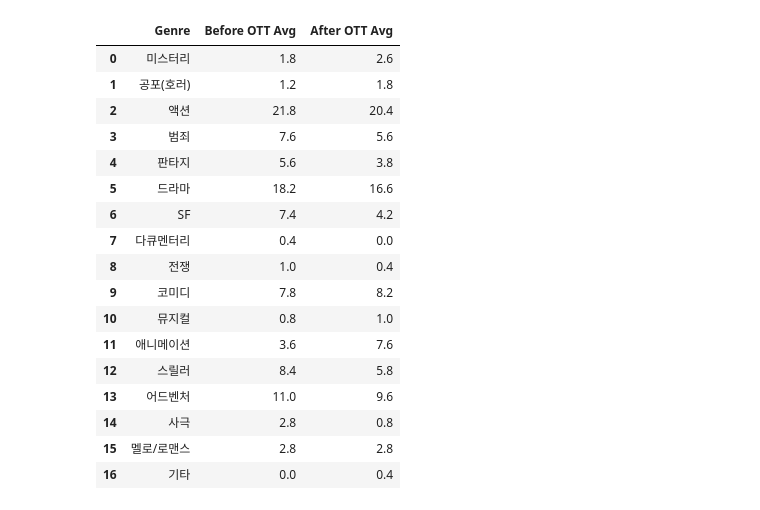
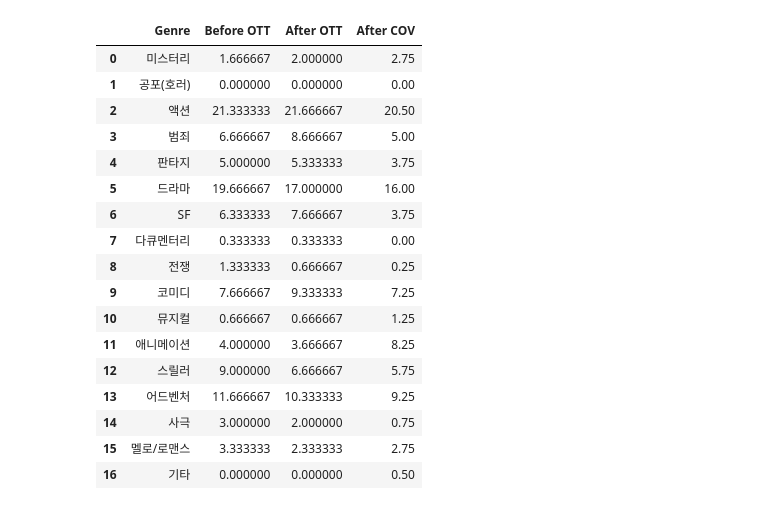
Before and after one commit to addinedu-ros-8th/eda-repo-1, a Jupyter notebook: src/ott_bef_aft_genre_analysis.ipynb, the cells around one changed output. Saved outputs shown, nothing was run; the diff lists cells and outputs as text; code cells hidden in the pictures.

Commit message:
before after comparison for each open genre number, sale of genre and audience of genre

```diff
--- a/src/ott_bef_aft_genre_analysis.ipynb
+++ b/src/ott_bef_aft_genre_analysis.ipynb
@@ -366,15 +112,0 @@ See the caveats in the documentation: https://pandas.pydata.org/pandas-docs/stab
-# %%
-numOfGenreAftOTT = []
-
-aftOTT["Genre"] = aftOTT["Genre"].apply(ast.literal_eval)
-all_genres = aftOTT["Genre"].explode()
-
-
-for genre in genres:
-    count = all_genres[all_genres == genre].count()
-    count = count/5
-    numOfGenreAftOTT.append(count)
-
-data = {"Genre" : genres, "Number" : numOfGenreAftOTT}
-num_of_genre_aft_ott = pd.DataFrame(data)
-num_of_genre_aft_ott
@@ -404,0 +113,5 @@ See the caveats in the documentation: https://pandas.pydata.org/pandas-docs/stab
+# %%
+genre_counts = {genre: befOTT["Genre"].str.contains(genre).sum() for genre in genres}
+num_of_genre_bef_ott = pd.DataFrame(list(genre_counts.items()), columns=["Genre", "Number"])
+num_of_genre_bef_ott["Number"] = num_of_genre_bef_ott["Number"] / 3
+num_of_genre_bef_ott
@@ -404,0 +137,5 @@ See the caveats in the documentation: https://pandas.pydata.org/pandas-docs/stab
+# %%
+genre_counts = {genre: aftOTT["Genre"].str.contains(genre).sum() for genre in genres}
+num_of_genre_aft_ott = pd.DataFrame(list(genre_counts.items()), columns=["Genre", "Number"])
+num_of_genre_aft_ott["Number"] = num_of_genre_aft_ottsum["Number"] / 3
+num_of_genre_aft_ott
@@ -404,0 +161,5 @@ See the caveats in the documentation: https://pandas.pydata.org/pandas-docs/stab
+# %%
+genre_counts = {genre: aftCovid["Genre"].str.contains(genre).sum() for genre in genres}
+num_of_genre_aft_cov = pd.DataFrame(list(genre_counts.items()), columns=["Genre", "Number"])
+num_of_genre_aft_cov["Number"] = num_of_genre_aft_cov["Number"] / 4
+num_of_genre_aft_cov
@@ -405,25 +185,26 @@ See the caveats in the documentation: https://pandas.pydata.org/pandas-docs/stab
 # %%
-avg_num_genre = num_of_genre_bef_ott
-avg_num_genre.rename(columns={"Genre":"Genre", "Number":"Before OTT Avg"}, inplace=True)
-avg_num_genre["After OTT Avg"] = num_of_genre_aft_ott["Number"]
-avg_num_genre
+num_genre = num_of_genre_bef_ott
+num_genre.rename(columns={"Genre":"Genre", "Number":"Before OTT"}, inplace=True)
+num_genre["After OTT"] = num_of_genre_aft_ott["Number"]
+num_genre["After COV"] = num_of_genre_aft_cov["Number"]
+num_genre
 # %% [output]
-|  | Genre | Before OTT Avg | After OTT Avg |
-| 0 | 미스터리 | 1.8 | 2.6 |
-| 1 | 공포(호러) | 1.2 | 1.8 |
-| 2 | 액션 | 21.8 | 20.4 |
-| 3 | 범죄 | 7.6 | 5.6 |
-| 4 | 판타지 | 5.6 | 3.8 |
-| 5 | 드라마 | 18.2 | 16.6 |
-| 6 | SF | 7.4 | 4.2 |
-| 7 | 다큐멘터리 | 0.4 | 0.0 |
-| 8 | 전쟁 | 1.0 | 0.4 |
-| 9 | 코미디 | 7.8 | 8.2 |
-| 10 | 뮤지컬 | 0.8 | 1.0 |
-| 11 | 애니메이션 | 3.6 | 7.6 |
-| 12 | 스릴러 | 8.4 | 5.8 |
-| 13 | 어드벤처 | 11.0 | 9.6 |
-| 14 | 사극 | 2.8 | 0.8 |
-| 15 | 멜로/로맨스 | 2.8 | 2.8 |
-| 16 | 기타 | 0.0 | 0.4 |
+|  | Genre | Before OTT | After OTT | After COV |
+| 0 | 미스터리 | 1.666667 | 2.000000 | 2.75 |
+| 1 | 공포(호러) | 0.000000 | 0.000000 | 0.00 |
+| 2 | 액션 | 21.333333 | 21.666667 | 20.50 |
+| 3 | 범죄 | 6.666667 | 8.666667 | 5.00 |
+| 4 | 판타지 | 5.000000 | 5.333333 | 3.75 |
+| 5 | 드라마 | 19.666667 | 17.000000 | 16.00 |
+| 6 | SF | 6.333333 | 7.666667 | 3.75 |
+| 7 | 다큐멘터리 | 0.333333 | 0.333333 | 0.00 |
+| 8 | 전쟁 | 1.333333 | 0.666667 | 0.25 |
+| 9 | 코미디 | 7.666667 | 9.333333 | 7.25 |
+| 10 | 뮤지컬 | 0.666667 | 0.666667 | 1.25 |
+| 11 | 애니메이션 | 4.000000 | 3.666667 | 8.25 |
+| 12 | 스릴러 | 9.000000 | 6.666667 | 5.75 |
+| 13 | 어드벤처 | 11.666667 | 10.333333 | 9.25 |
+| 14 | 사극 | 3.000000 | 2.000000 | 0.75 |
+| 15 | 멜로/로맨스 | 3.333333 | 2.333333 | 2.75 |
+| 16 | 기타 | 0.000000 | 0.000000 | 0.50 |
 # %%
```
Also changed, not shown: parts of 58 cells of this notebook.
